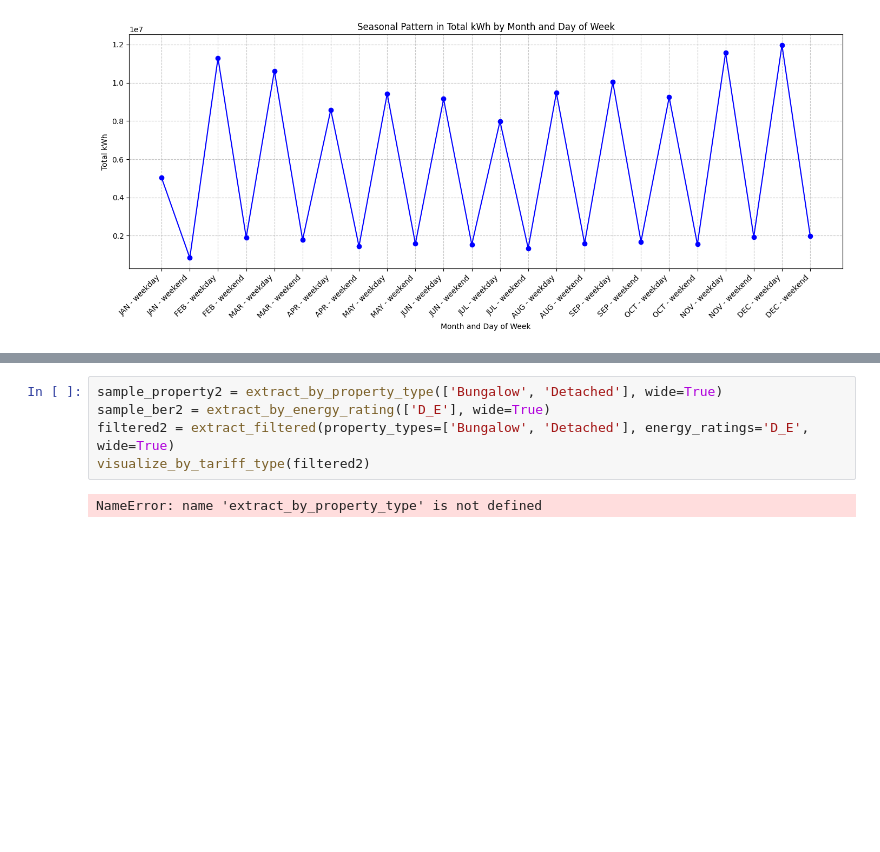
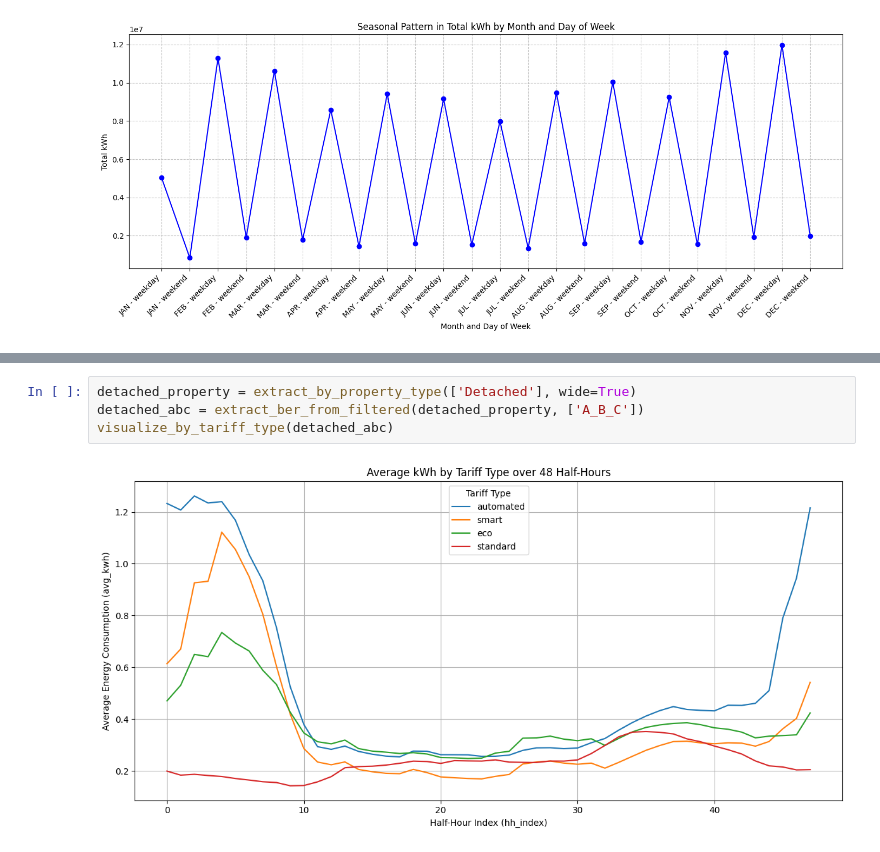
Before and after one commit to BakytzhanSuleimenov/Faraday_data, a Jupyter notebook: data_extractor.ipynb, the cells around one changed output, grey strips where cells are left out. Saved outputs shown, nothing was run; the diff lists cells and outputs as text; blank space fills up the shorter version.

```diff
--- a/data_extractor.ipynb
+++ b/data_extractor.ipynb
@@ -239,8 +243,7 @@ visualize_by_tariff_type(filtered)
 # %%
-sample_property2 = extract_by_property_type(['Bungalow', 'Detached'], wide=True)
-sample_ber2 = extract_by_energy_rating(['D_E'], wide=True)
-filtered2 = extract_filtered(property_types=['Bungalow', 'Detached'], energy_ratings='D_E', wide=True)
-visualize_by_tariff_type(filtered2)
+detached_property = extract_by_property_type(['Detached'], wide=True)
+detached_abc = extract_ber_from_filtered(detached_property, ['A_B_C'])
+visualize_by_tariff_type(detached_abc)
 # %% [output]
-NameError: name 'extract_by_property_type' is not defined
+[figure, added]
 # %%
```
Also changed, not shown: parts of 8 cells of this notebook.
